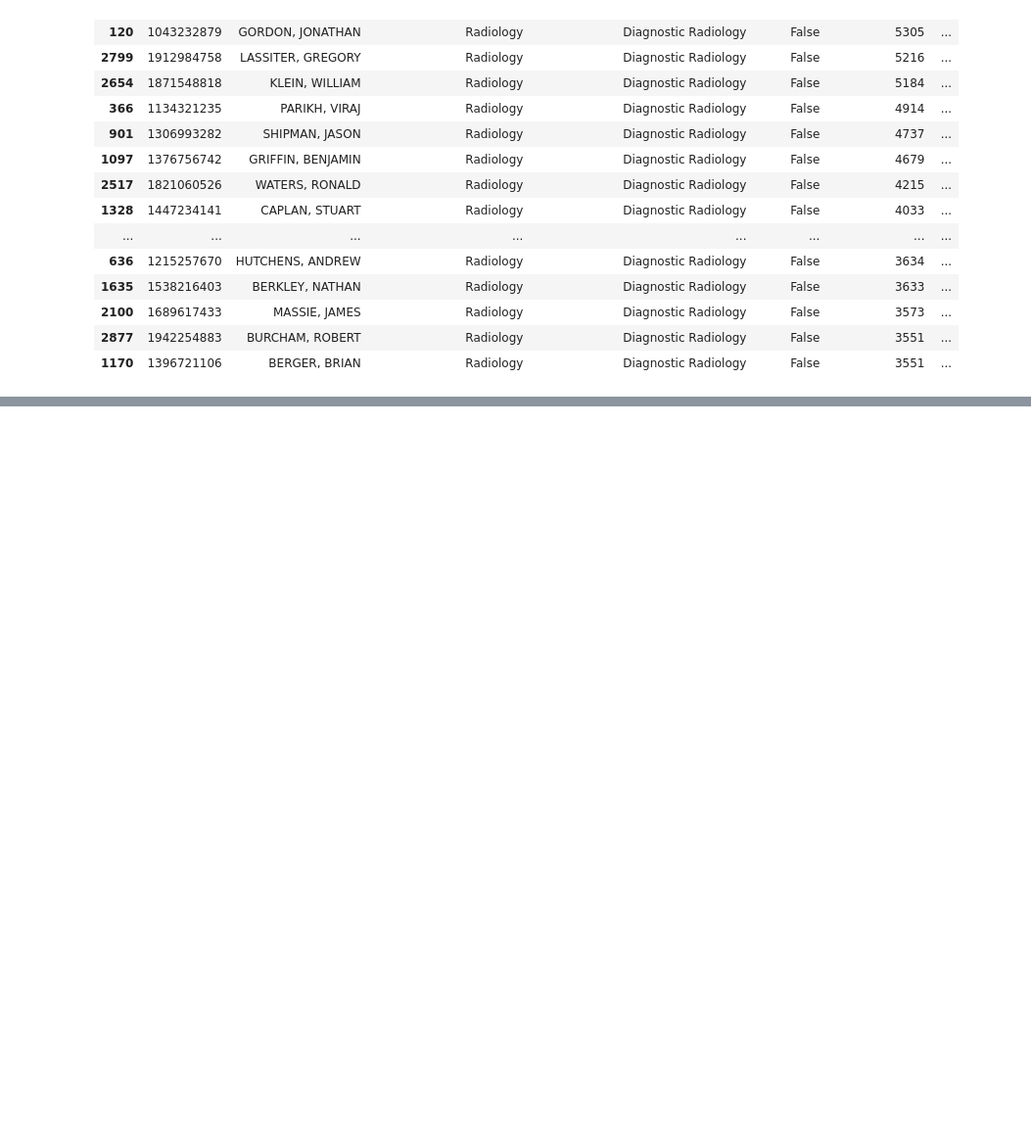
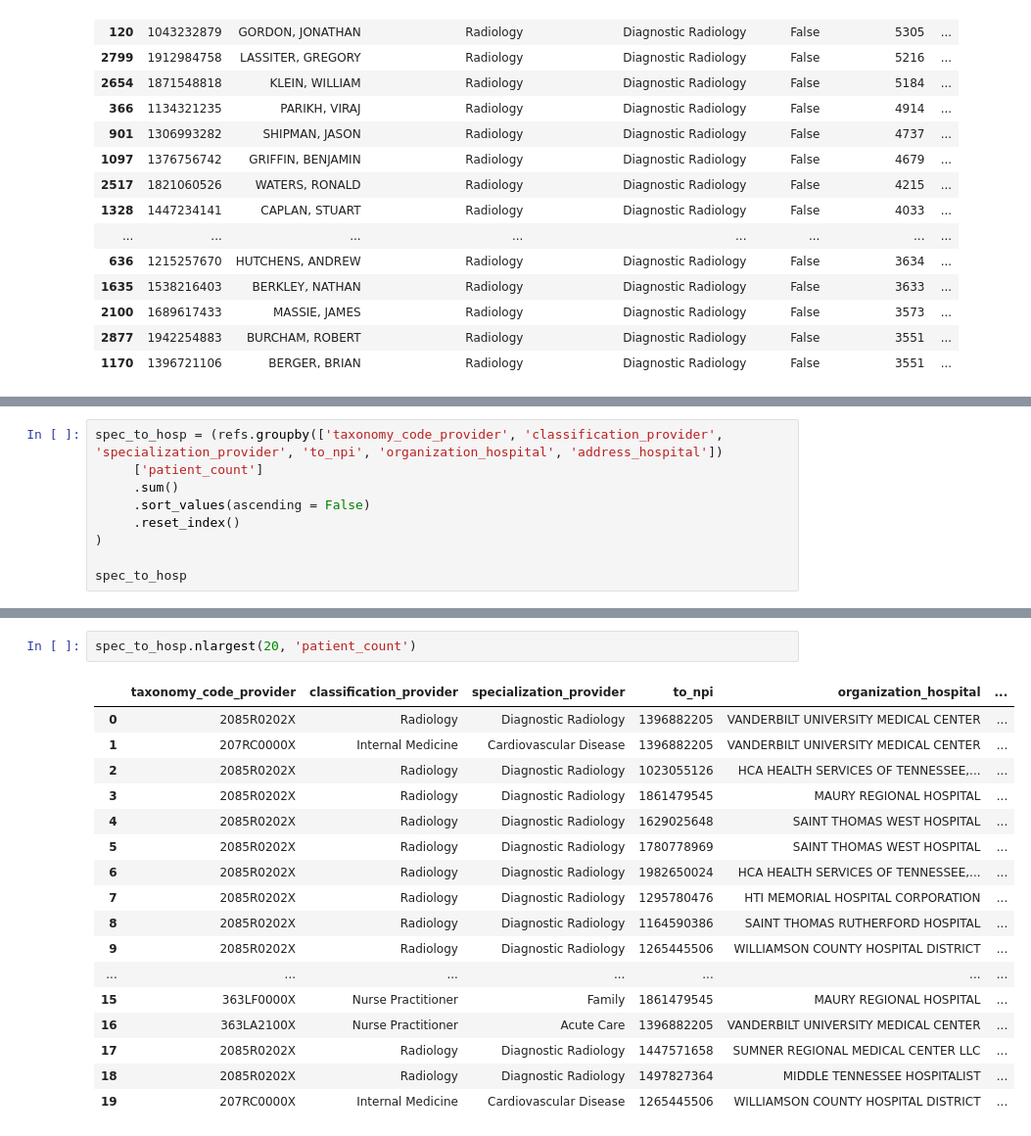
Before and after one commit to VahidehRasekhi/hop_team-hotdogs, a Jupyter notebook: scripts/hop_04_specialty_analysis.ipynb, the cells around one changed output, grey strips where cells are left out. Shown: that part at 98% size. Saved outputs shown, nothing was run; the diff lists cells and outputs as text; blank space fills up the shorter version.

```diff
--- a/scripts/hop_04_specialty_analysis.ipynb
+++ b/scripts/hop_04_specialty_analysis.ipynb
@@ -202,0 +206,9 @@ prov_not_to_vandy.nlargest(25, 'patient_count')
+# %%
+spec_to_hosp = (refs.groupby(['taxonomy_code_provider', 'classification_provider', 'specialization_provider', 'to_npi', 'organization_hospital', 'address_hospital'])
+     ['patient_count']
+     .sum()
+     .sort_values(ascending = False)
+     .reset_index()
+)
+
+spec_to_hosp
@@ -202,0 +229,20 @@ prov_not_to_vandy.nlargest(25, 'patient_count')
+# %%
+spec_to_hosp.nlargest(20, 'patient_count')
+# %% [output]
+|  | taxonomy_code_provider | classification_provider | specialization_provider | to_npi | organization_hospital | ... |
+| 0 | 2085R0202X | Radiology | Diagnostic Radiology | 1396882205 | VANDERBILT UNIVERSITY MEDICAL CENTER | ... |
+| 1 | 207RC0000X | Internal Medicine | Cardiovascular Disease | 1396882205 | VANDERBILT UNIVERSITY MEDICAL CENTER | ... |
+| 2 | 2085R0202X | Radiology | Diagnostic Radiology | 1023055126 | HCA HEALTH SERVICES OF TENNESSEE,... | ... |
+| 3 | 2085R0202X | Radiology | Diagnostic Radiology | 1861479545 | MAURY REGIONAL HOSPITAL | ... |
+| 4 | 2085R0202X | Radiology | Diagnostic Radiology | 1629025648 | SAINT THOMAS WEST HOSPITAL | ... |
+| 5 | 2085R0202X | Radiology | Diagnostic Radiology | 1780778969 | SAINT THOMAS WEST HOSPITAL | ... |
+| 6 | 2085R0202X | Radiology | Diagnostic Radiology | 1982650024 | HCA HEALTH SERVICES OF TENNESSEE,... | ... |
+| 7 | 2085R0202X | Radiology | Diagnostic Radiology | 1295780476 | HTI MEMORIAL HOSPITAL CORPORATION | ... |
+| 8 | 2085R0202X | Radiology | Diagnostic Radiology | 1164590386 | SAINT THOMAS RUTHERFORD HOSPITAL | ... |
+| 9 | 2085R0202X | Radiology | Diagnostic Radiology | 1265445506 | WILLIAMSON COUNTY HOSPITAL DISTRICT | ... |
+| ... | ... | ... | ... | ... | ... | ... |
+| 15 | 363LF0000X | Nurse Practitioner | Family | 1861479545 | MAURY REGIONAL HOSPITAL | ... |
+| 16 | 363LA2100X | Nurse Practitioner | Acute Care | 1396882205 | VANDERBILT UNIVERSITY MEDICAL CENTER | ... |
+| 17 | 2085R0202X | Radiology | Diagnostic Radiology | 1447571658 | SUMNER REGIONAL MEDICAL CENTER LLC | ... |
+| 18 | 2085R0202X | Radiology | Diagnostic Radiology | 1497827364 | MIDDLE TENNESSEE HOSPITALIST | ... |
+| 19 | 207RC0000X | Internal Medicine | Cardiovascular Disease | 1265445506 | WILLIAMSON COUNTY HOSPITAL DISTRICT | ... |
```
Also changed, not shown: parts of 6 cells of this notebook, 3 other files.
